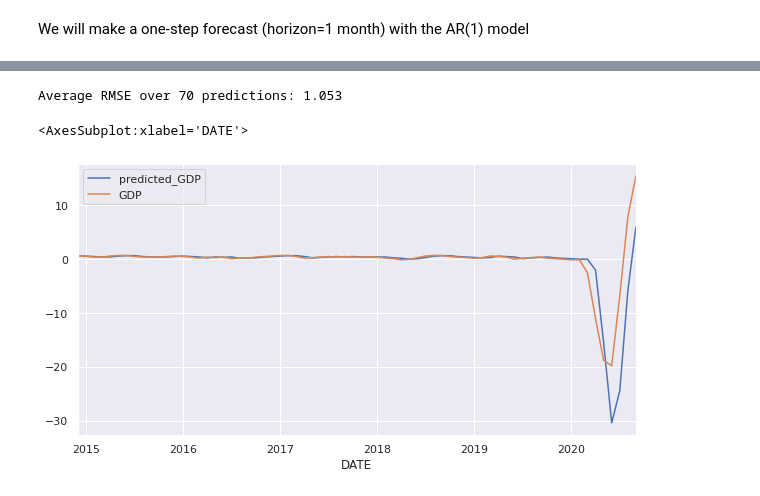
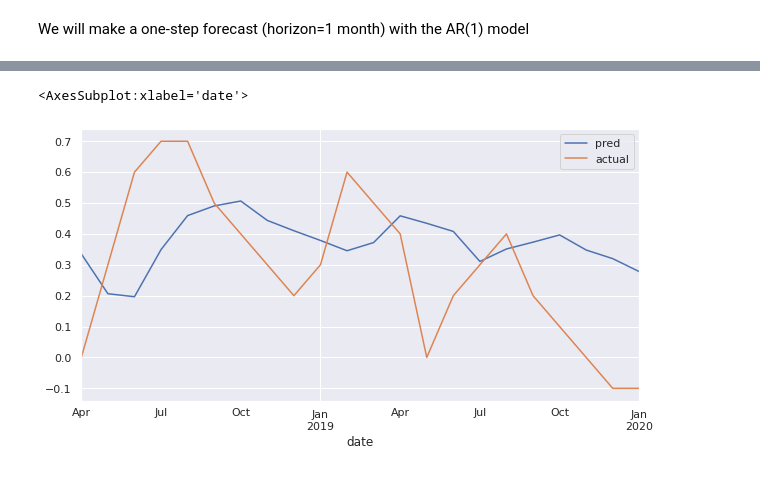
Before and after one commit to waijean/nlp_economics, a Jupyter notebook: gdp_forecast/baseline.ipynb, the cells around one changed output, grey strips where cells are left out. Drawn from its saved outputs; the diff is of its cells as text; code cells hidden in the pictures.

```diff
--- a/gdp_forecast/baseline.ipynb
+++ b/gdp_forecast/baseline.ipynb
@@ -22,7 +22,7 @@ gdp_df.head()
 | 3 | 1997-09-01 | 0.5 |
 | 4 | 1997-10-01 | 0.8 |
 # %%
-gdp_df = gdp_df.astype({"DATE":"datetime64"}).set_index("DATE")
+gdp_df = gdp_df.astype({"DATE":"datetime64"})
 gdp_df.info()
 # %% [output]
 <class 'pandas.core.frame.DataFrame'>
@@ -54,0 +39,3 @@ y = processed_gdp_df["GDP"]
+# %%
+design_df = build_design_matrix(gdp_df, "DATE", "GDP", horizon=1, start_date="2015-03-01", end_date="2020-01-01")
+design_df.info()
@@ -54,0 +53,15 @@ y = processed_gdp_df["GDP"]
+# %%
+from sklearn.linear_model import LinearRegression
+
+lr=LinearRegression()
+
+result_df = cross_validate(
+    design_df,
+    lr,
+    initial=36,
+    period=1,
+    horizon=1,
+    date_col="DATE",
+    feature_cols=["target_lag"],
+    target_col="target",
+)
@@ -91,5 +84,0 @@ merged_df.head()
-# %%
-rmse = merged_df["test_score"]
-print(f"Average RMSE over {len(rmse)} predictions: {rmse.mean():.3f}")
-# %% [output]
-Average RMSE over 70 predictions: 1.053
@@ -106,5 +85,5 @@ merged_df["predicted_GDP"] = predicted_list
 # %%
-merged_df[["predicted_GDP", "GDP", "DATE"]].set_index("DATE").plot(figsize=(10,5))
+result_df[["pred", "actual", "date"]].set_index("date").plot(figsize=(10,5))
 # %% [output]
-<AxesSubplot:xlabel='DATE'>
+<AxesSubplot:xlabel='date'>
-[figure, old version]
+[figure, new version]
```
Also changed, not shown: parts of 14 cells of this notebook, 1 other file.
